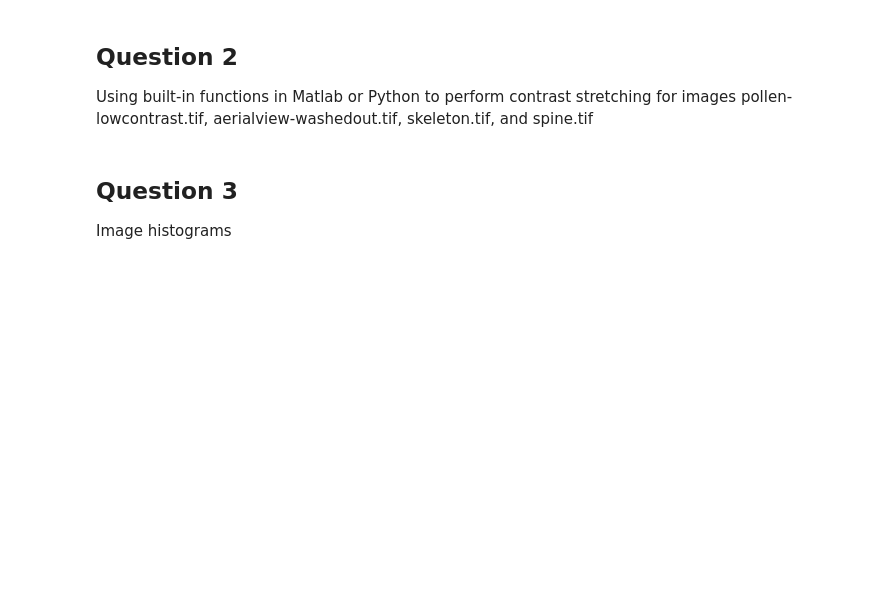
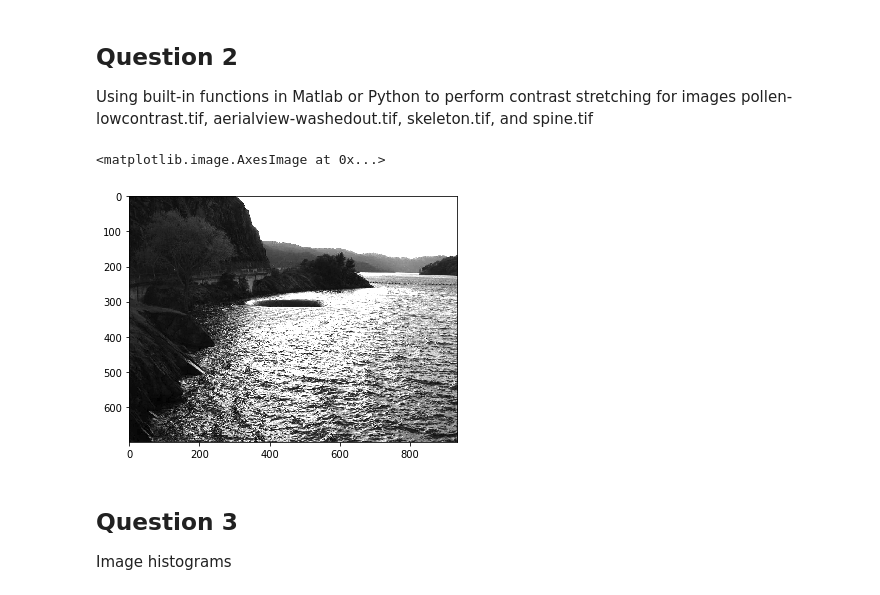
Before and after one commit to phxtho/digital-image-processing, a Jupyter notebook: Lab2/lab2.ipynb, the cells around one changed output. Saved outputs shown, nothing was run; the diff lists cells and outputs as text; code cells hidden in the pictures; blank space fills up the shorter version.

```diff
--- a/Lab2/lab2.ipynb
+++ b/Lab2/lab2.ipynb
@@ -71,3 +69,11 @@ aerialview-washedout.tif, skeleton.tif, and spine.tif
+# %%
+from skimage.exposure import rescale_intensity
+
+scaled_img = rescale_intensity(img)
+io.imshow(scaled_img)
+# %% [output]
+<matplotlib.image.AxesImage at 0x...>
+[figure, added]
 # %% [markdown]
 ## Question 3
 Image histograms
```
Also changed, not shown: parts of 3 cells of this notebook.
